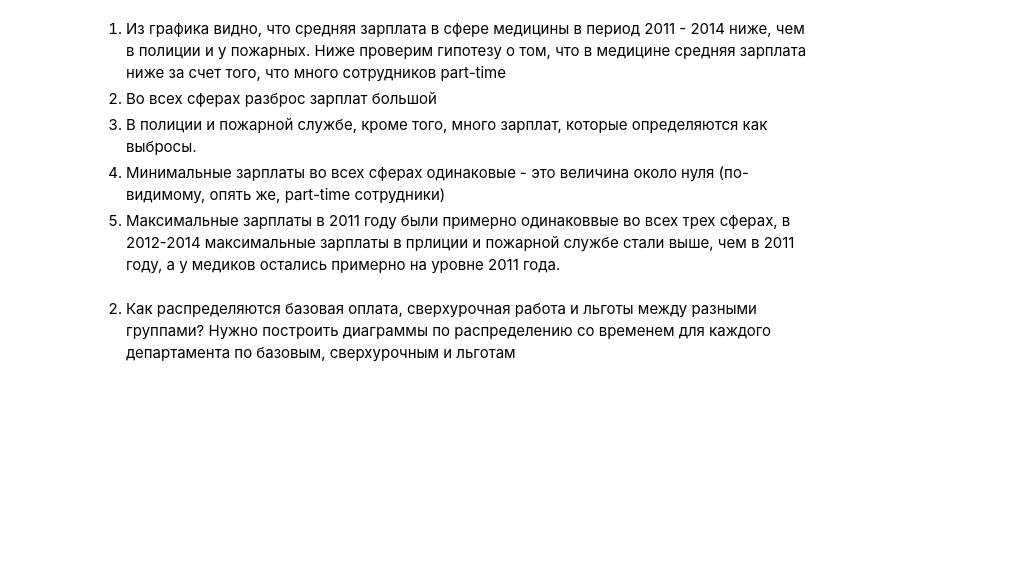
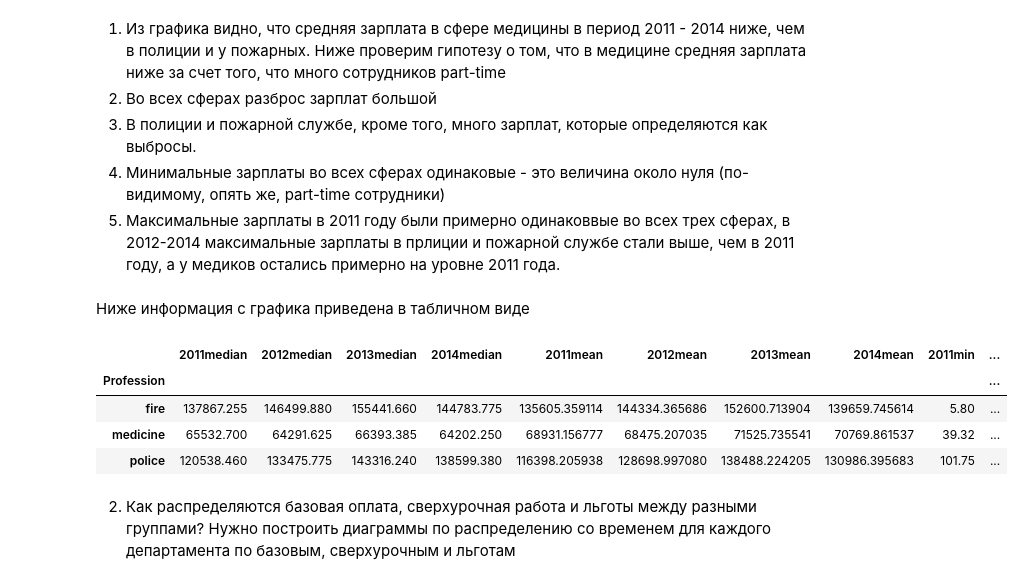
Before and after one commit to savitskaya-om/python, a Jupyter notebook: project/PROJECT.ipynb, the cells around one changed output. Cells and saved outputs as stored; diff of their text form; code cells hidden in the pictures; blank space fills up the shorter version.

```diff
--- a/project/PROJECT.ipynb
+++ b/project/PROJECT.ipynb
@@ -556,6 +572,41 @@ sns.boxplot(data=sal_slice, x="Year", y="TotalPay",  hue = "Profession").set(tit
 3) В полиции и пожарной службе, кроме того, много зарплат, которые определяются как выбросы.
 4) Минимальные зарплаты во всех сферах одинаковые - это величина около нуля (по-видимому, опять же, part-time сотрудники)
 5)  Максимальные зарплаты в 2011 году были примерно одинаковвые во всех трех сферах, в 2012-2014 максимальные зарплаты в прлиции и пожарной службе стали выше, чем в 2011 году, а у медиков остались примерно на уровне 2011 года.
+# %% [markdown]
+Ниже информация с графика приведена в табличном виде
+# %%
+def new_col_name(df,newname):
+  new_col = []
+  for el in df.columns.values:
+    new_col.append((str(el) + newname))
+  df.columns = new_col
+  return df
+
+medians = pd.pivot_table (sal_slice, index = "Profession", values = 'TotalPay', columns = 'Year',  aggfunc=np.median)
+new_col_name(medians, "median")
+
+means = pd.pivot_table (sal_slice, index = "Profession", values = 'TotalPay', columns = 'Year',  aggfunc=np.mean)
+new_col_name(means, "mean")
+sal_statistic = medians.join(means)
+
+mins = pd.pivot_table (sal_slice, index = "Profession", values = 'TotalPay', columns = 'Year',  aggfunc=np.min)
+new_col_name(mins, "min")
+sal_statistic = sal_statistic.join(mins)
+
+maxs = pd.pivot_table (sal_slice, index = "Profession", values = 'TotalPay', columns = 'Year',  aggfunc=np.max)
+new_col_name(maxs, "max")
+sal_statistic = sal_statistic.join(maxs)
+
+counts =  pd.pivot_table (sal_slice[["Year", "Profession"]].value_counts().reset_index(), index = "Profession", values = 0, columns = 'Year',  aggfunc=np.median)
+new_col_name(counts, "emp_count")
+sal_statistic = sal_statistic.join(counts)
+sal_statistic
+# %% [output]
+|  | 2011median | 2012median | 2013median | 2014median | 2011mean | 2012mean | 2013mean | 2014mean | 2011min | ... |
+| Profession |  |  |  |  |  |  |  |  |  | ... |
+| fire | 137867.255 | 146499.880 | 155441.660 | 144783.775 | 135605.359114 | 144334.365686 | 152600.713904 | 139659.745614 | 5.80 | ... |
+| medicine | 65532.700 | 64291.625 | 66393.385 | 64202.250 | 68931.156777 | 68475.207035 | 71525.735541 | 70769.861537 | 39.32 | ... |
+| police | 120538.460 | 133475.775 | 143316.240 | 138599.380 | 116398.205938 | 128698.997080 | 138488.224205 | 130986.395683 | 101.75 | ... |
 # %% [markdown]
 2.	Как распределяются базовая оплата, сверхурочная работа и льготы между разными группами? Нужно построить диаграммы по распределению со временем для каждого департамента по базовым, сверхурочным и льготам
 # %%
```
Also changed, not shown: parts of 14 cells of this notebook.
